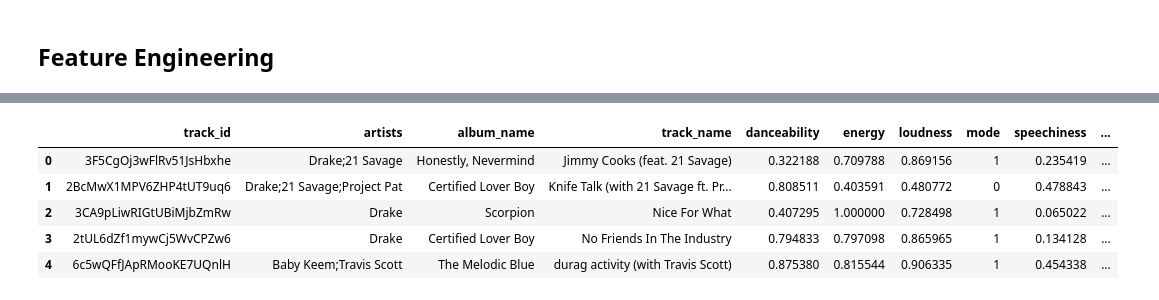
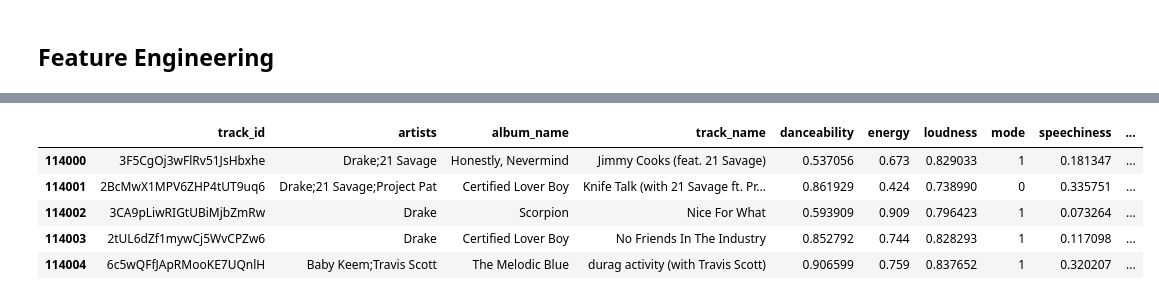
Before and after one commit to Jason10293/Audioscape, a Jupyter notebook: main_v2.ipynb, the cells around one changed output, grey strips where cells are left out. Saved outputs shown, nothing was run; the diff lists cells and outputs as text; code cells hidden in the pictures.

Commit message:
feat: Implement playlist vector calculation and outputting most similar songs

```diff
--- a/main_v2.ipynb
+++ b/main_v2.ipynb
@@ -46,3 +51 @@ def feature_engineer(df):
     return df
-# %%
-df = feature_engineer(df)
@@ -99,7 +93,7 @@ for i in range(0, len(track_artist_ids), 50):
         artist_genres[artist['name']] = artist_genres.get(artist['name'], artist['genres'][0] if artist['genres'] else None)
 # %%
 #Processing and adding the audio features to the dataset
-track_data = []
+
 for index ,id in enumerate(track_ids):
     track_artists = [artist['name'] for artist in track_info[index]['artists']]
     main_artist_genre = artist_genres[track_artists[0]]
@@ -112,7 +106,7 @@ for index ,id in enumerate(track_ids):
         'popularity': track_info[index]['popularity'],
         'explicit': track_info[index]['explicit'],
         **{key: track_audio_features[index][key] for key in audio_features_keys},
-        'track_genre': main_artist_genre,
-        'date_added': date_added[id]
+        'track_genre': main_artist_genre
     }
-    track_data.append(audio_data)
+    df.loc[len(df.index)] = audio_data
+df.tail()
@@ -118,0 +122,7 @@ for index ,id in enumerate(track_ids):
+# %%
+
+df.shape()
+track_data = df.tail(playlist_length - 1).copy()
+
+# df = df.iloc[:-100]
+# track_data.head()
@@ -118,0 +131,3 @@ for index ,id in enumerate(track_ids):
+# %%
+track_data['date_added'] = date_added.values()
+track_data.head()
@@ -119,40 +141,34 @@ for index ,id in enumerate(track_ids):
 # %%
 import pandas as pd
 from dateutil.relativedelta import relativedelta
 
 # Assuming track_data is already defined and feature_engineered
 track_data = pd.DataFrame(track_data)
-track_data = feature_engineer(track_data)
 track_data['date_added'] = pd.to_datetime(track_data['date_added']).dt.date
 first_date = track_data.iloc[0]['date_added']
 last_date = track_data.iloc[-1]['date_added']
 
 # Calculate total months difference for normalization
 total_months = relativedelta(last_date, first_date).months + 1
 
 # Calculate weights using linear descent
 weights = []
 for index, row in track_data.iterrows():
     months_difference = relativedelta(row['date_added'], first_date).months
     # Linear descent weighting
-    weight = (total_months - months_difference) / total_months
+    weight = (total_months - months_difference)/ total_months
     weights.append(round(weight, 3))
 
-min_weight = min(weights)
-max_weight = max(weights)
-normalized_weights = [(weight - min_weight) / (max_weight - min_weight) for weight in weights]
-
-track_data['weight'] = [round(weight, 3) for weight in normalized_weights]
+track_data['weight'] = weights
 track_data = track_data.drop(columns=['date_added'])
-
 track_data.head()
 # %% [output]
 |  | track_id | artists | album_name | track_name | danceability | energy | loudness | mode | speechiness | ... |
-| 0 | 3F5CgOj3wFlRv51JsHbxhe | Drake;21 Savage | Honestly, Nevermind | Jimmy Cooks (feat. 21 Savage) | 0.322188 | 0.709788 | 0.869156 | 1 | 0.235419 | ... |
-| 1 | 2BcMwX1MPV6ZHP4tUT9uq6 | Drake;21 Savage;Project Pat | Certified Lover Boy | Knife Talk (with 21 Savage ft. Pr... | 0.808511 | 0.403591 | 0.480772 | 0 | 0.478843 | ... |
-| 2 | 3CA9pLiwRIGtUBiMjbZmRw | Drake | Scorpion | Nice For What | 0.407295 | 1.000000 | 0.728498 | 1 | 0.065022 | ... |
-| 3 | 2tUL6dZf1mywCj5WvCPZw6 | Drake | Certified Lover Boy | No Friends In The Industry | 0.794833 | 0.797098 | 0.865965 | 1 | 0.134128 | ... |
-| 4 | 6c5wQFfJApRMooKE7UQnlH | Baby Keem;Travis Scott | The Melodic Blue | durag activity (with Travis Scott) | 0.875380 | 0.815544 | 0.906335 | 1 | 0.454338 | ... |
+| 114000 | 3F5CgOj3wFlRv51JsHbxhe | Drake;21 Savage | Honestly, Nevermind | Jimmy Cooks (feat. 21 Savage) | 0.537056 | 0.673 | 0.829033 | 1 | 0.181347 | ... |
+| 114001 | 2BcMwX1MPV6ZHP4tUT9uq6 | Drake;21 Savage;Project Pat | Certified Lover Boy | Knife Talk (with 21 Savage ft. Pr... | 0.861929 | 0.424 | 0.738990 | 0 | 0.335751 | ... |
+| 114002 | 3CA9pLiwRIGtUBiMjbZmRw | Drake | Scorpion | Nice For What | 0.593909 | 0.909 | 0.796423 | 1 | 0.073264 | ... |
+| 114003 | 2tUL6dZf1mywCj5WvCPZw6 | Drake | Certified Lover Boy | No Friends In The Industry | 0.852792 | 0.744 | 0.828293 | 1 | 0.117098 | ... |
+| 114004 | 6c5wQFfJApRMooKE7UQnlH | Baby Keem;Travis Scott | The Melodic Blue | durag activity (with Travis Scott) | 0.906599 | 0.759 | 0.837652 | 1 | 0.320207 | ... |
 # %%
 start_index = 0
 end_index = 1
```
Also changed, not shown: parts of 10 cells of this notebook.
